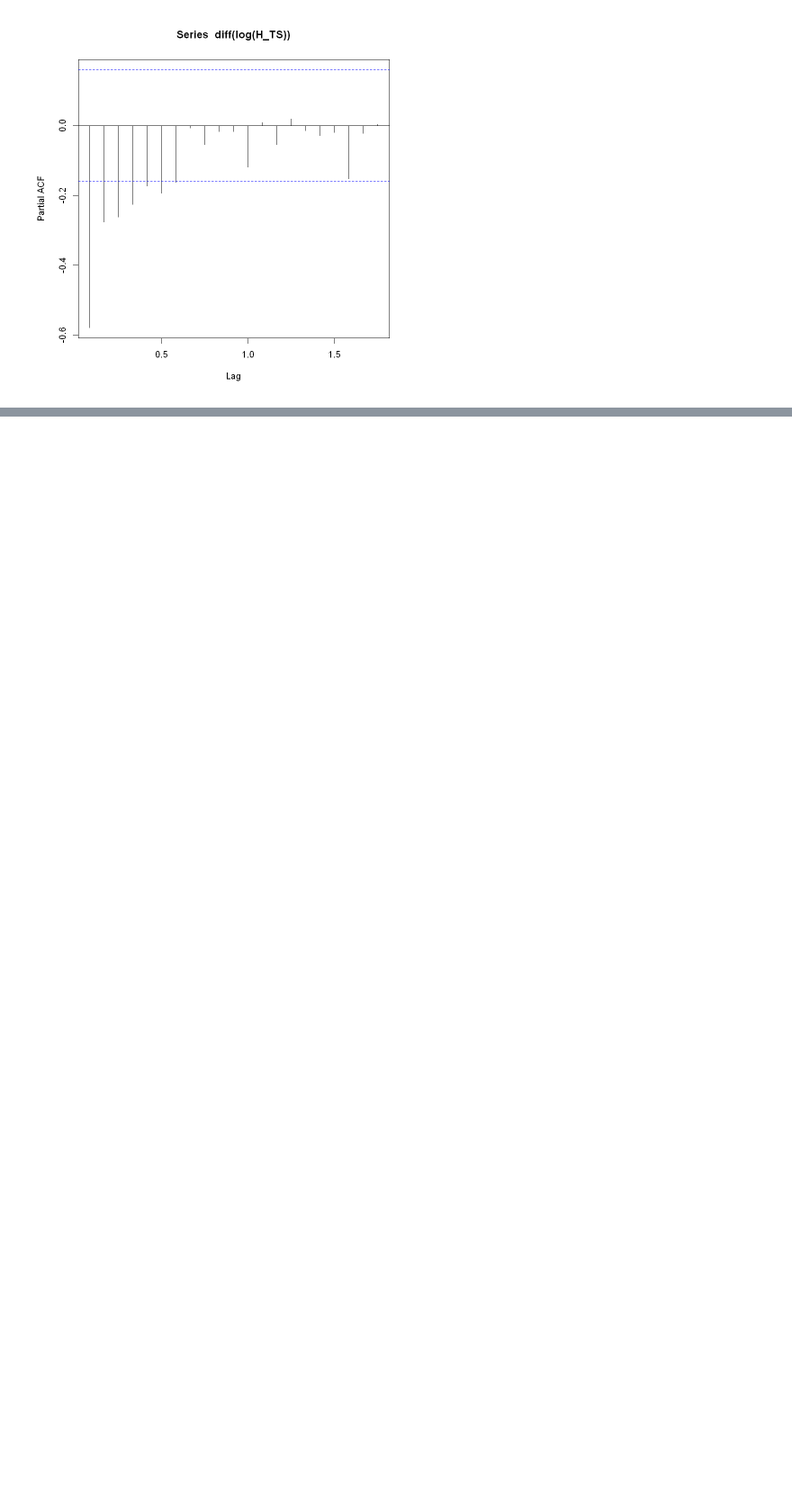
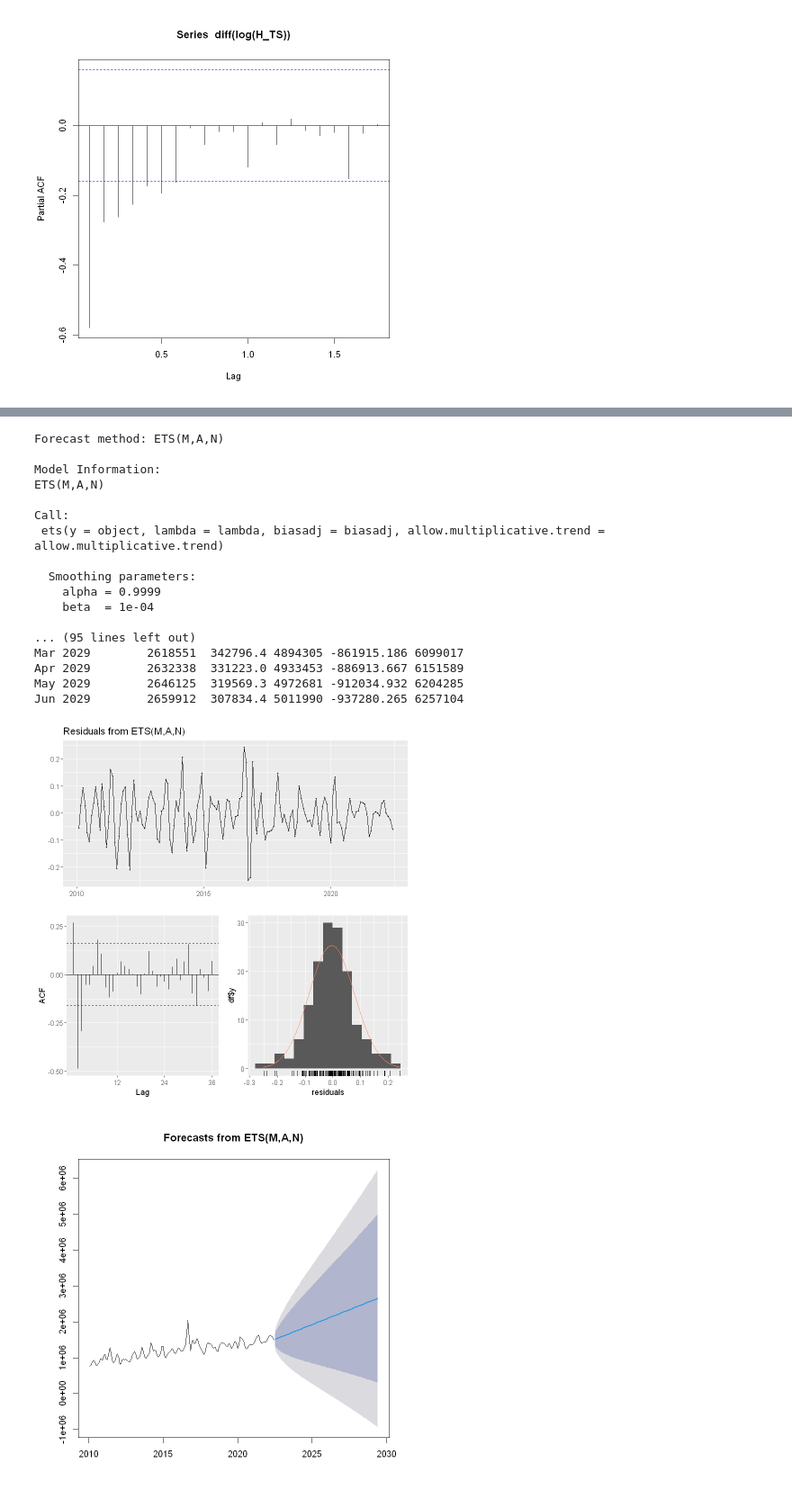
Before and after one commit to batesjay87/Jay-H-DAAN-888, a Jupyter notebook: Future Price Time Series W 1 2.ipynb, the cells around one changed output, grey strips where cells are left out. Shown at 90% size. Drawn from its saved outputs; the diff is of its cells as text; code cells hidden in the pictures; blank space fills up the shorter version.

```diff
--- a/Future Price Time Series W 1 2.ipynb
+++ b/Future Price Time Series W 1 2.ipynb
@@ -532,0 +582,24 @@ sigma^2 estimated as 0.02898:  log likelihood = 31.9,  aic = -49.79
+# %%
+################################################################################
+# Using Simple Moving Average
+# forecasting model using SMA
+
+SMA_fit <- ma(H_TS, order = 2)
+SMA_fit
+
+SMA_fit_pred <- forecast(SMA_fit, h=84)
+SMA_fit_pred
+
+# Examine model accuracy
+accuracy(SMA_fit_pred)
+
+# Examine the Residuals
+checkresiduals(SMA_fit_pred)
+
+# Examine the AIC
+summary(SMA_fit_pred)
+
+plot(SMA_fit_pred)
+
+################################################################################
+# %% [output]
@@ -533 +649,20 @@ sigma^2 estimated as 0.02898:  log likelihood = 31.9,  aic = -49.79
+Forecast method: ETS(M,A,N)
+
+Model Information:
+ETS(M,A,N)
+
+Call:
+ ets(y = object, lambda = lambda, biasadj = biasadj, allow.multiplicative.trend = allow.multiplicative.trend)
+
+  Smoothing parameters:
+    alpha = 0.9999
+    beta  = 1e-04
+
+... (95 lines left out)
+Mar 2029        2618551  342796.4 4894305 -861915.186 6099017
+Apr 2029        2632338  331223.0 4933453 -886913.667 6151589
+May 2029        2646125  319569.3 4972681 -912034.932 6204285
+Jun 2029        2659912  307834.4 5011990 -937280.265 6257104
+[figure, added]
+[figure, added]
 # %%
```
Also changed, not shown: parts of 7 cells of this notebook.
